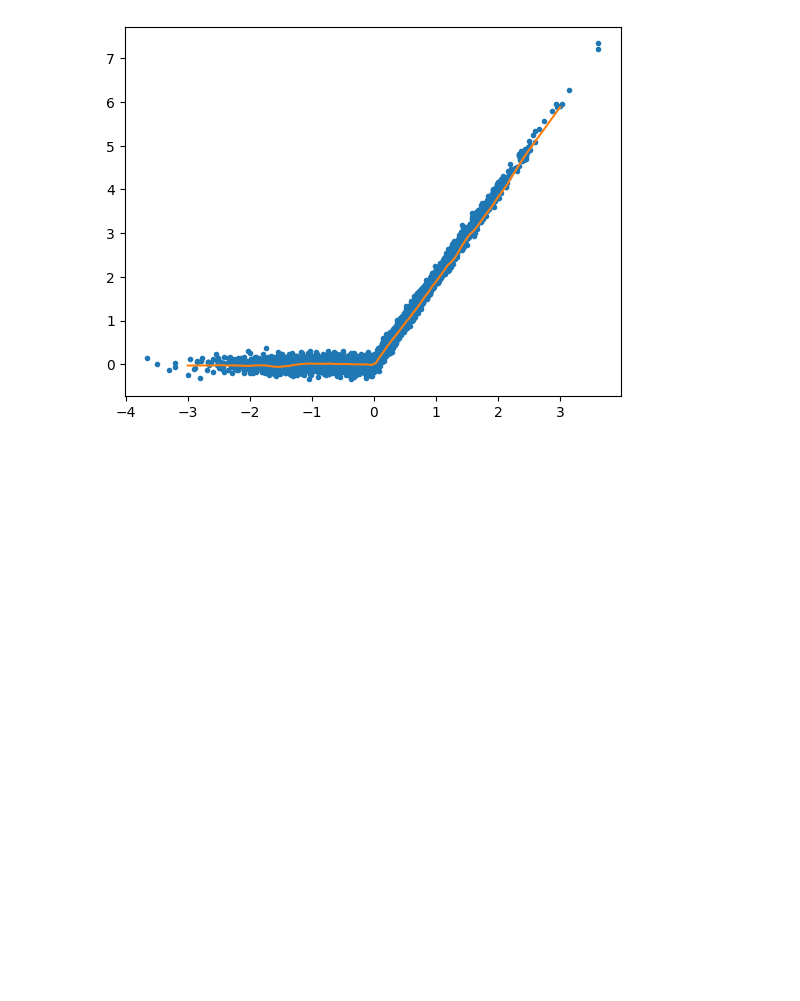
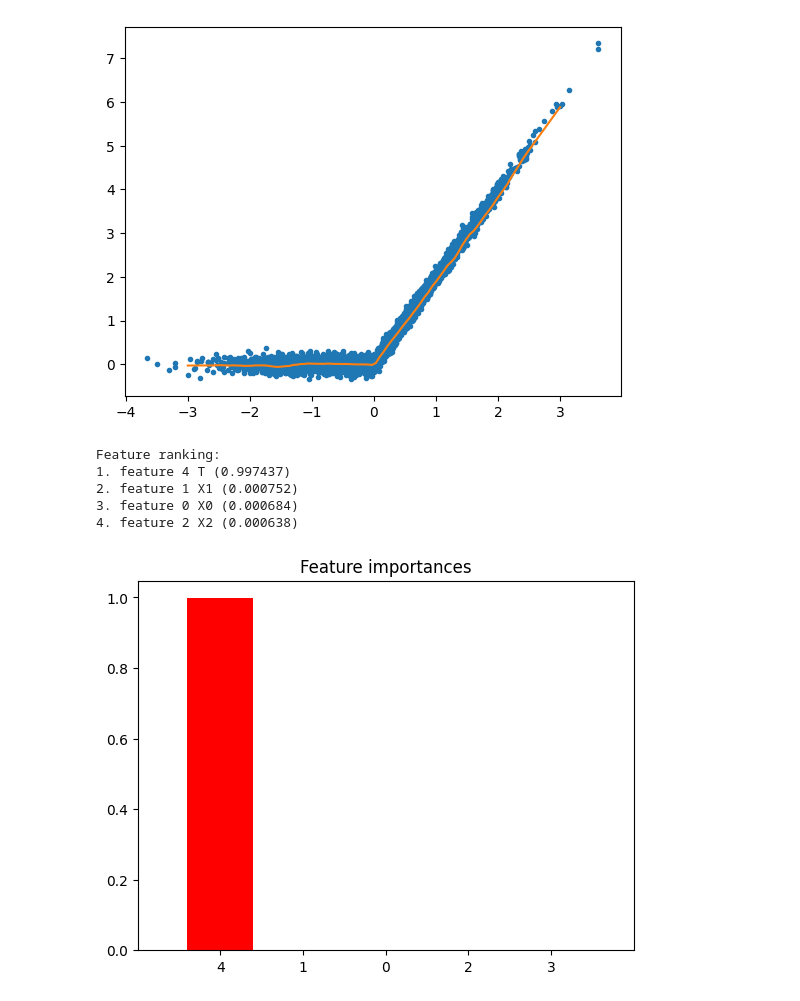
Before and after one commit to simonbrewer/cautious-potato, a Jupyter notebook: nl_t_twostage.ipynb, the cells around one changed output. Cells and saved outputs as stored; diff of their text form; code cells hidden in the pictures; blank space fills up the shorter version.

```diff
--- a/nl_t_twostage.ipynb
+++ b/nl_t_twostage.ipynb
@@ -198,3 +198,30 @@ plt.plot(X_T_test[:,4], y_pred, label='True')
 # %% [output]
 [<matplotlib.lines.Line2D at 0x...>]
 [figure]
+# %%
+var_names = ['X0', 'X1', 'X2', 'X3', 'T']
+
+importances = mod_cf.feature_importances_
+indices = np.argsort(importances)[::-1]
+
+# Print the feature ranking
+print("Feature ranking:")
+
+for f in range(X.shape[1]):
+    print("%d. feature %d %s (%f)" % (f + 1, indices[f], var_names[indices[f]], importances[indices[f]]))
+# %% [output]
+Feature ranking:
+1. feature 4 T (0.997437)
+2. feature 1 X1 (0.000752)
+3. feature 0 X0 (0.000684)
+4. feature 2 X2 (0.000638)
+# %%
+plt.figure()
+plt.title("Feature importances")
+plt.bar(range(X_T.shape[1]), importances[indices],
+        color="r", align="center")
+plt.xticks(range(X_T.shape[1]), indices)
+plt.xlim([-1, X_T.shape[1]])
+plt.show()
+# %% [output]
+[figure, added]
```
Also changed, not shown: parts of 1 cell of this notebook.
